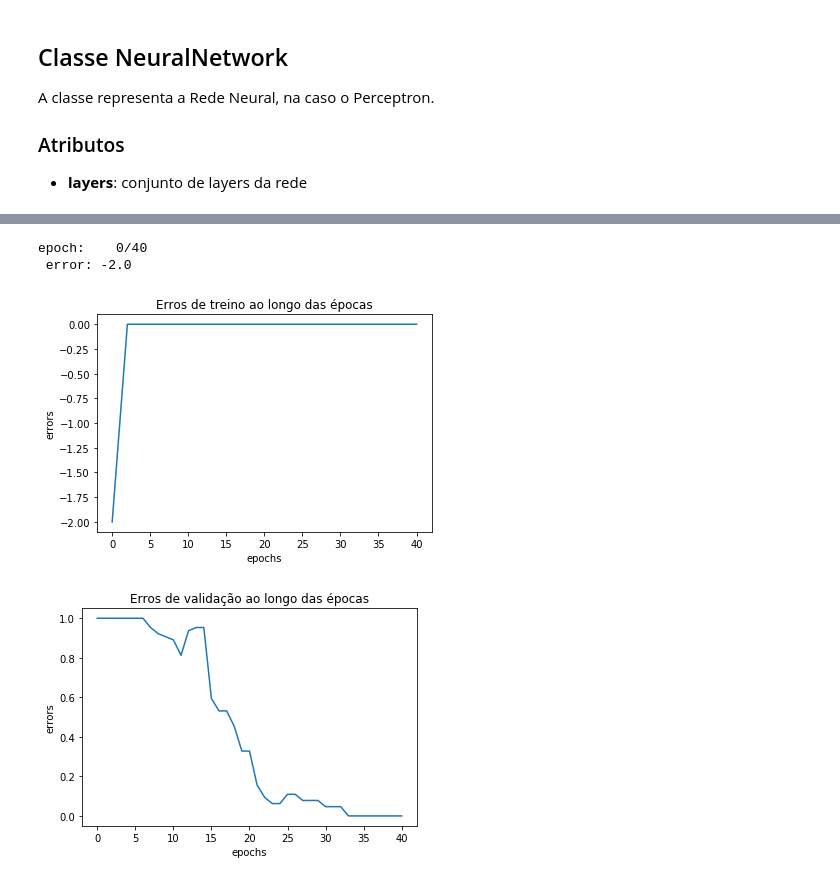
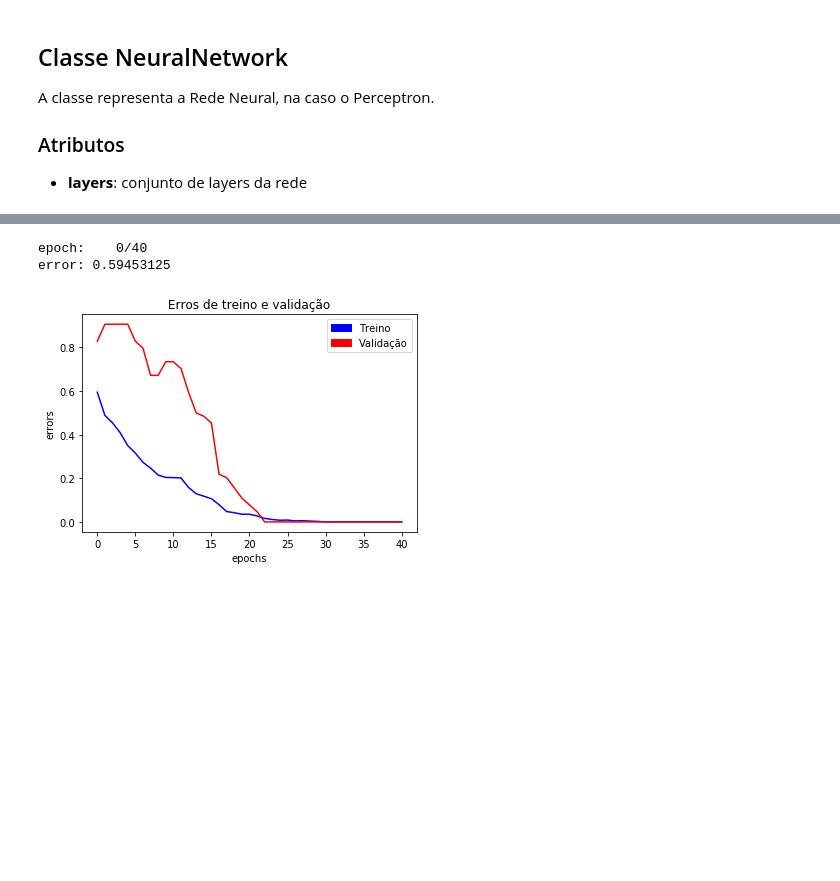
Before and after one commit to Vnicius/deep-learning-atividades, a Jupyter notebook: Lista_1/Questao1/Questao-1.ipynb, the cells around one changed output, grey strips where cells are left out. Cells and saved outputs as stored; diff of their text form; code cells hidden in the pictures; blank space fills up the shorter version.

```diff
--- a/Lista_1/Questao1/Questao-1.ipynb
+++ b/Lista_1/Questao1/Questao-1.ipynb
@@ -42,3 +37,13 @@ def step(x):
+# %%
+def plot_error(data=[], label=['', ''], color=['blue', 'red']):
+    plt.title("Erros de treino e validação")
+    plt.xlabel("epochs")
+    plt.ylabel("errors")
+    plt.legend(handles=[mpatches.Patch(color=color[0], label=label[0]),
+                        mpatches.Patch(color=color[1], label=label[1])])
+    plt.plot(data[0], c=color[0])
+    plt.plot(data[1], c=color[1])
+    plt.show()
 # %% [markdown]
 ## Classe Layer
 
@@ -101,7 +104,7 @@ class NeuralNetwork():
 
                 # erro de treinamento
                 erro = y_i - y_pred
-                error_epoch.append(st.median(erro[0]))
+                error_epoch.append(np.mean(np.abs(erro[0])))
 
                 for layer in self.layers:
                     layer.weights += learning_rate * np.dot(erro.T, x_i)
@@ -111,10 +114,10 @@ class NeuralNetwork():
             y_pred = self.prediction(x_valid)
             acc = self.evaluate(y_pred, y_valid)
             errors_valid.append(1 - acc)
-            errors_train.append(st.median(error_epoch))
+            errors_train.append(np.mean(error_epoch))
 
             if epoch % verbose == 0:
-                print("epoch: {0:=4}/{1}\n error: {2}".format(epoch, epochs, st.median(erro[0])))
+                print("epoch: {0:=4}/{1}\nerror: {2}".format(epoch, epochs, errors_train[-1]))
 
         return errors_train, errors_valid
 
@@ -192,46 +187,31 @@ __4__ - Accuracy da rede é verificada
 # %%
 nn = NeuralNetwork()
 
 x = []
 y = []
 
 # leitura dos dados
 for line in open('./data_x.txt', 'r').readlines():
     x.append([float(num) for num in line.split(',')])
 
 for line in open('./data_y.txt', 'r').readlines():
     y.append([int(num) for num in line.split(',')])
 
 # dados de treino
 x = np.array(x[:int(len(x) * 0.8)])
 y = np.array(y[:int(len(y) * 0.8)])
 
 # dados de validação
 x_valid = np.array(x[int(len(x) * 0.8):])
 y_valid = np.array(y[int(len(y) * 0.8):])
 
 nn.add_layer(Layer(input_dim=x.shape[1], units=y.shape[1], activation=step))
 
 # treinamento
 errors_train, errors_valid = nn.fit(x, y, x_valid, y_valid, learning_rate=0.001 , epochs=40, verbose=100, plot=True)
 
-plt.title("Erros de treino ao longo das épocas")
-plt.xlabel("epochs")
-plt.ylabel("errors")
-plt.plot(errors_train)
-plt.show()
-
-plt.title("Erros de validação ao longo das épocas")
-plt.xlabel("epochs")
-plt.ylabel("errors")
-plt.plot(errors_valid)
-plt.show()
-
-# y_pred = nn.prediction(x_valid)
-
-# print(nn.evaluate(y_pred, y_valid) * 100, "%")
+plot_error([errors_train, errors_valid], ["Treino", "Validação"])
 # %% [output]
 epoch:    0/40
- error: -2.0
+error: 0.59453125
-[figure, old version]
+[figure, new version]
-[figure, removed]
```
Also changed, not shown: parts of 5 cells of this notebook, 4 other files.
